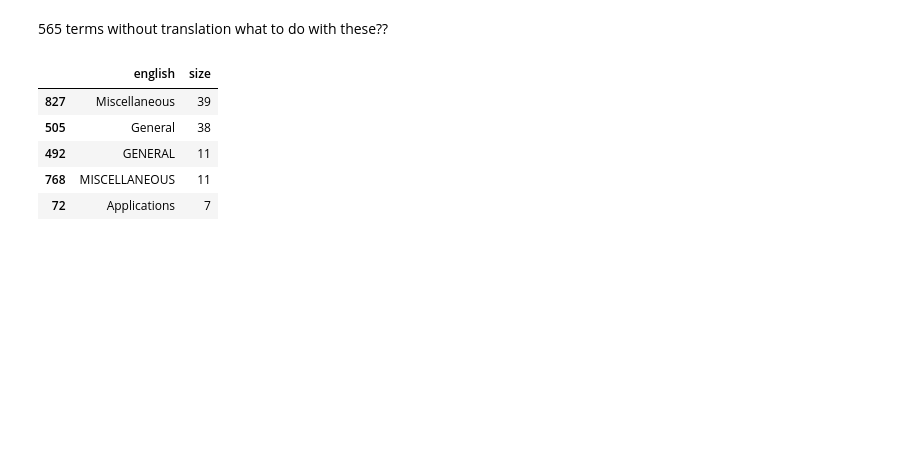
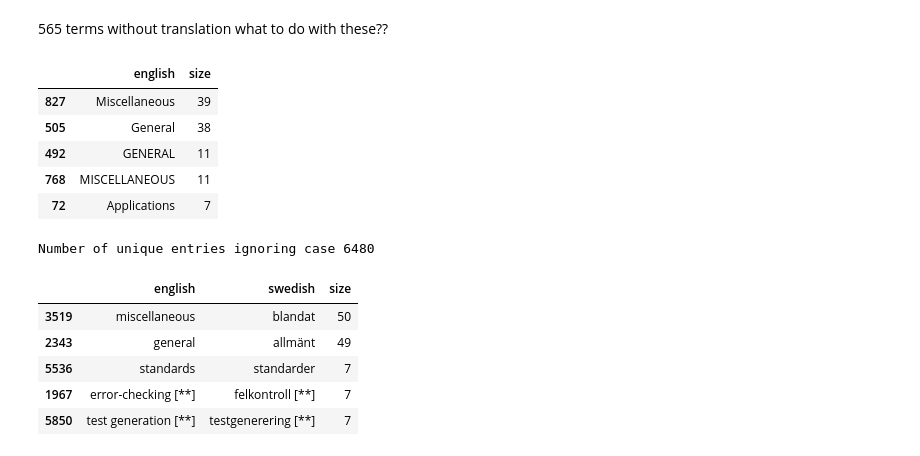
Before and after one commit to chickenThug/STUNDA, a Jupyter notebook: src/EDA.ipynb, the cells around one changed output. Saved outputs shown, nothing was run; the diff lists cells and outputs as text; code cells hidden in the pictures; blank space fills up the shorter version.

```diff
--- a/src/EDA.ipynb
+++ b/src/EDA.ipynb
@@ -67,3 +67,21 @@ df_simplified_data.groupby(by=["english"], as_index=False).size().sort_values(by
 | 492 | GENERAL | 11 |
 | 768 | MISCELLANEOUS | 11 |
 | 72 | Applications | 7 |
+# %%
+# Convert all strings to lowercase
+df_ignore_case = df_simplified_data.map(lambda x: x.lower() if isinstance(x, str) else x)
+
+# Group by english and swedish lemma to find number of duplicate entries
+df_no_duplicates_ignore_case = df_ignore_case.groupby(df_ignore_case.columns.to_list(), as_index=False).size().sort_values(by="size", ascending=False)
+
+# Number of unique entries
+print("Number of unique entries ignoring case", len(df_no_duplicates_ignore_case))
+df_no_duplicates_ignore_case.head()
+# %% [output]
+Number of unique entries ignoring case 6480
+|  | english | swedish | size |
+| 3519 | miscellaneous | blandat | 50 |
+| 2343 | general | allmänt | 49 |
+| 5536 | standards | standarder | 7 |
+| 1967 | error-checking [**] | felkontroll [**] | 7 |
+| 5850 | test generation [**] | testgenerering [**] | 7 |
```
Also changed, not shown: parts of 5 cells of this notebook.
